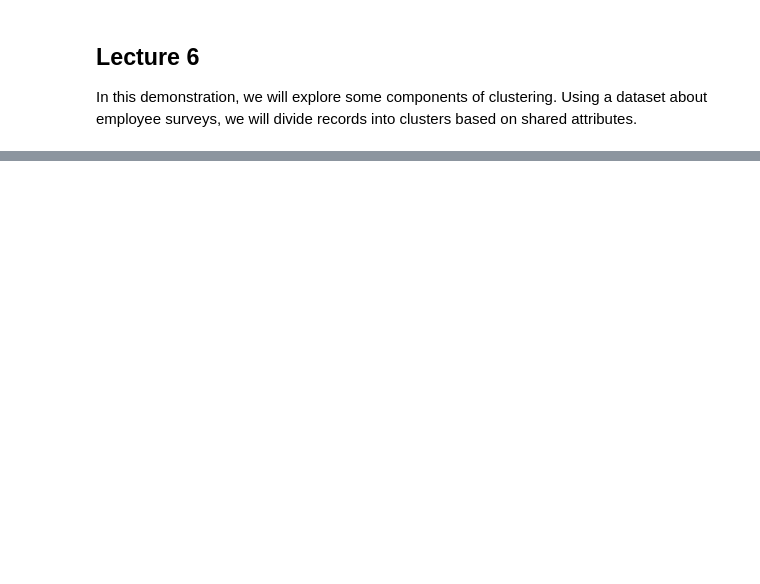
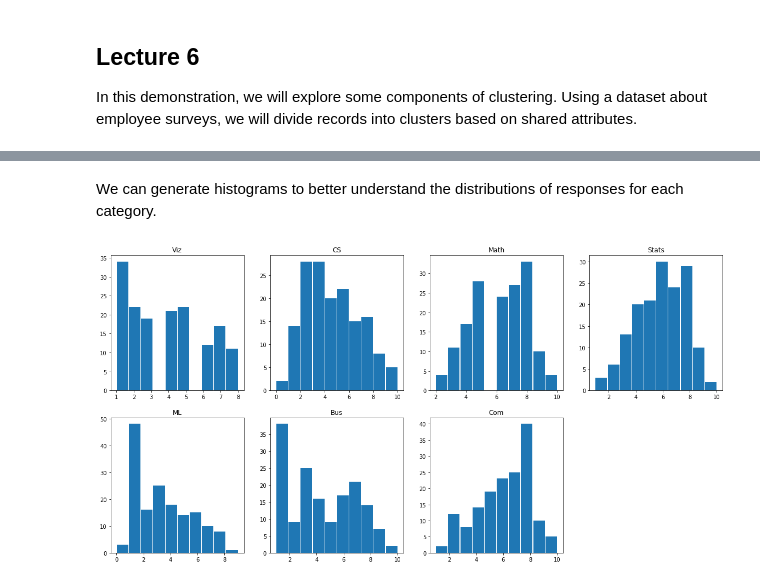
Before and after one commit to ZiaNNNNN/MG-GY-8411-Summer-2020-Public, a Jupyter notebook: lecture/lec6/lecture-6-demo.ipynb, the cells around one changed output, grey strips where cells are left out. Cells and saved outputs as stored; diff of their text form; code cells hidden in the pictures; blank space fills up the shorter version.

```diff
--- a/lecture/lec6/lecture-6-demo.ipynb
+++ b/lecture/lec6/lecture-6-demo.ipynb
@@ -124,12 +4,0 @@ One method for determining a value of $k$ is called elbow method. We look at the
-# %%
-fig = plt.figure(figsize = (12, 9))
-for k in range(2, 8):
-    km = cluster.KMeans(n_clusters = k, init = 'k-means++', n_init = 5)
-    km.fit(dpro)
-    ax = fig.add_subplot(3, 2 , k - 1)
-    plt.hist(km.labels_)
-    plt.title('k={}'.format(k))
-
-fig.tight_layout()
-
-plt.show()
@@ -147,15 +4,0 @@ cols = ['r', 'y', 'b', 'g']
-# %%
-dpro_copy = dpro.copy()
-dpro_copy["label"] = km.labels_
-
-fig = plt.figure(figsize = (12, 5))
-for i, cc in enumerate(km.cluster_centers_):
-    w = 0.15
-    ax = fig.add_subplot(1, 1, 1)
-    plt.bar(np.arange(len(cc)) + i*w, cc - dpro.mean(), w, color = cols[i], label='Cluster {}'.format(i))
-    ax.set_xticklabels(dpro.columns.values)
-    ax.set_xticks(np.arange(len(cc))+2*w)
-
-plt.ylabel('Mean Adjusted Score')
-plt.title('Mean Adjusted Score')
-plt.legend(loc = 3, ncol = 4, prop={'size':9});
@@ -208,0 +32,3 @@ plt.show()
+# %%
+survey = pd.read_csv("survey.csv")
+survey
@@ -208,0 +59,4 @@ plt.show()
+# %%
+survey = survey[['profile_{}'.format(k) for k in range(1,8)]]
+survey.columns = ['Viz', 'CS', 'Math', 'Stats', 'ML', 'Bus', 'Com']
+survey
@@ -208,0 +77,14 @@ plt.show()
+# %% [markdown]
+We can generate histograms to better understand the distributions of responses for each category.
+# %%
+fig, axes = plt.subplots(2,4, figsize = (20,10))
+
+for category, ax in zip(survey.columns, axes.flatten()[:-1]):
+    ax.hist(survey[category], rwidth = 0.95)
+    ax.set_title(category)
+
+plt.delaxes(axes.flatten()[-1])
+
+plt.show();
+# %% [output]
+[figure, added]
```
Also changed, not shown: parts of 62 cells of this notebook, 2 other files.
